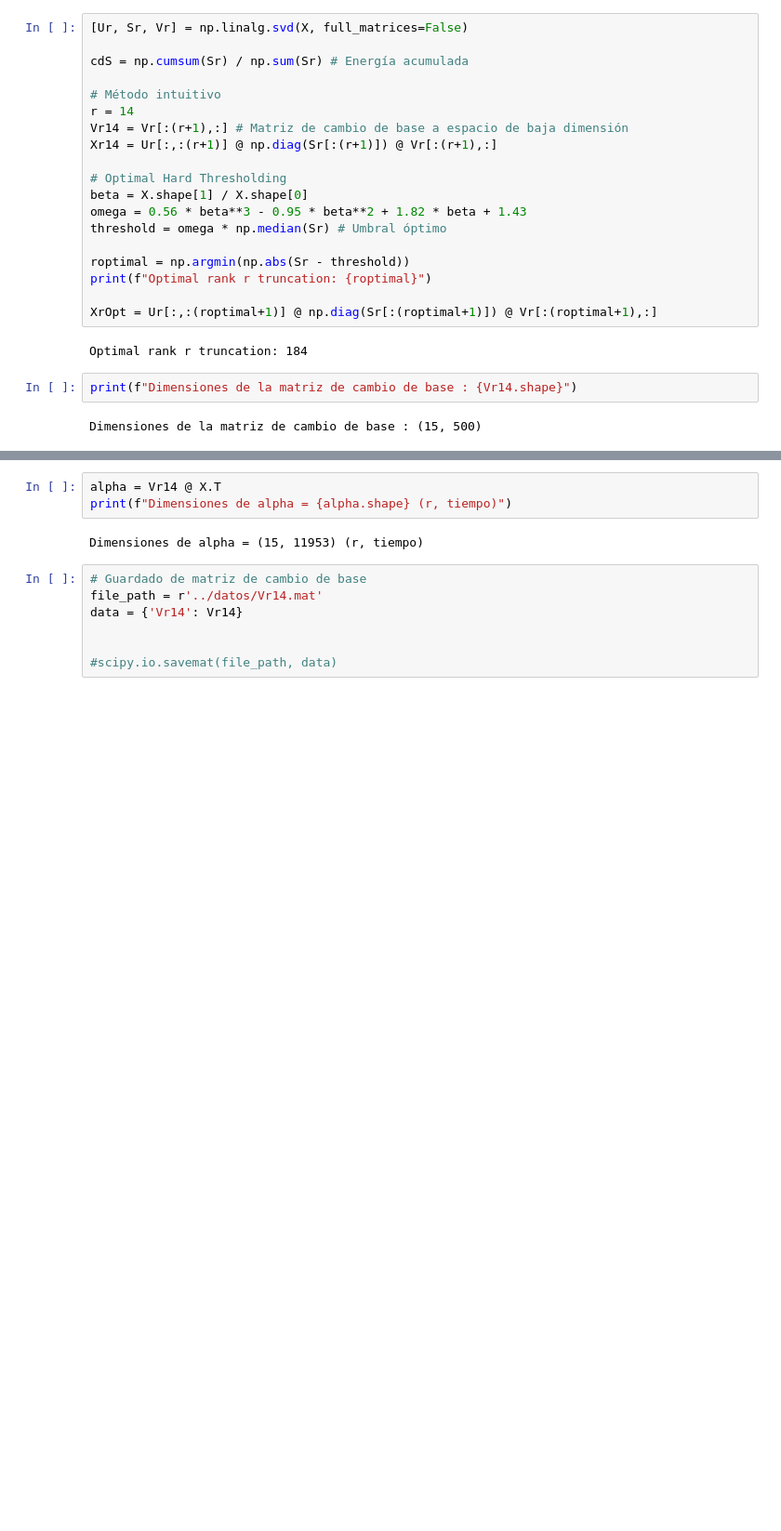
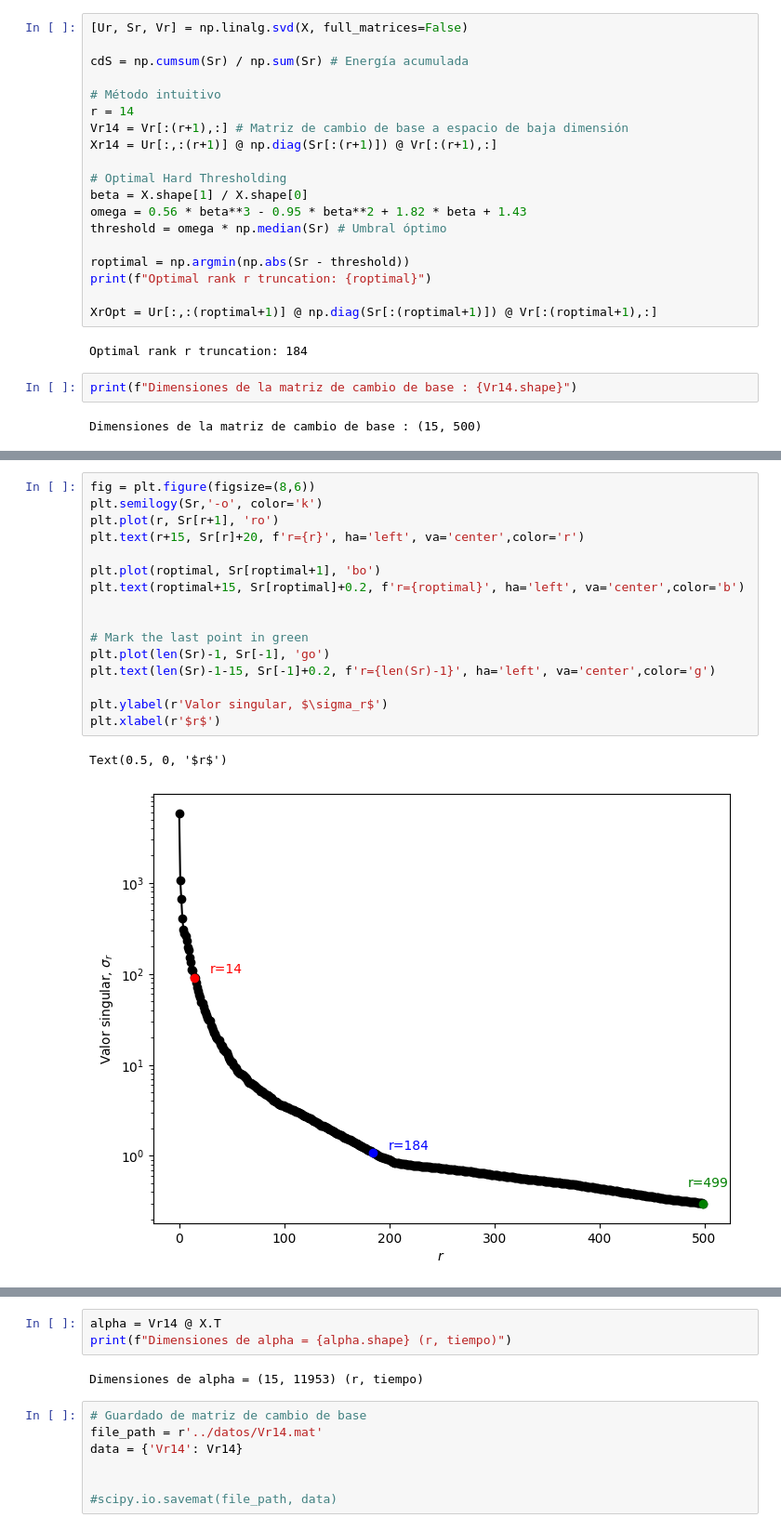
Before and after one commit to alfredorguez/CCODA, a Jupyter notebook: docs/reduccionDimension.ipynb, the cells around one changed output, grey strips where cells are left out. Shown at 93% size. Cells and saved outputs as stored; diff of their text form; blank space fills up the shorter version.

```diff
--- a/docs/reduccionDimension.ipynb
+++ b/docs/reduccionDimension.ipynb
@@ -92,0 +94,19 @@ plt.show()
+# %%
+fig = plt.figure(figsize=(8,6))
+plt.semilogy(Sr,'-o', color='k')
+plt.plot(r, Sr[r+1], 'ro')
+plt.text(r+15, Sr[r]+20, f'r={r}', ha='left', va='center',color='r')
+
+plt.plot(roptimal, Sr[roptimal+1], 'bo')
+plt.text(roptimal+15, Sr[roptimal]+0.2, f'r={roptimal}', ha='left', va='center',color='b')
+
+
+# Mark the last point in green
+plt.plot(len(Sr)-1, Sr[-1], 'go')
+plt.text(len(Sr)-1-15, Sr[-1]+0.2, f'r={len(Sr)-1}', ha='left', va='center',color='g')
+
+plt.ylabel(r'Valor singular, $\sigma_r$')
+plt.xlabel(r'$r$')
+# %% [output]
+Text(0.5, 0, '$r$')
+[figure, added]
```
Also changed, not shown: parts of 2 cells of this notebook, 4 other files.
